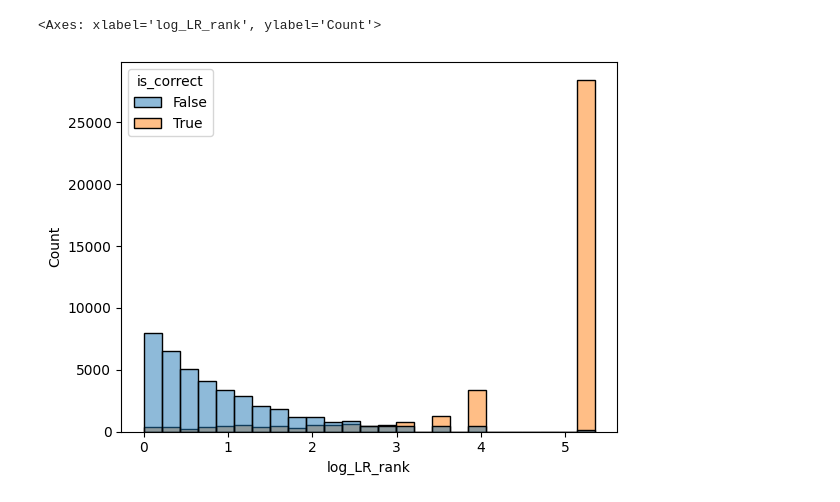
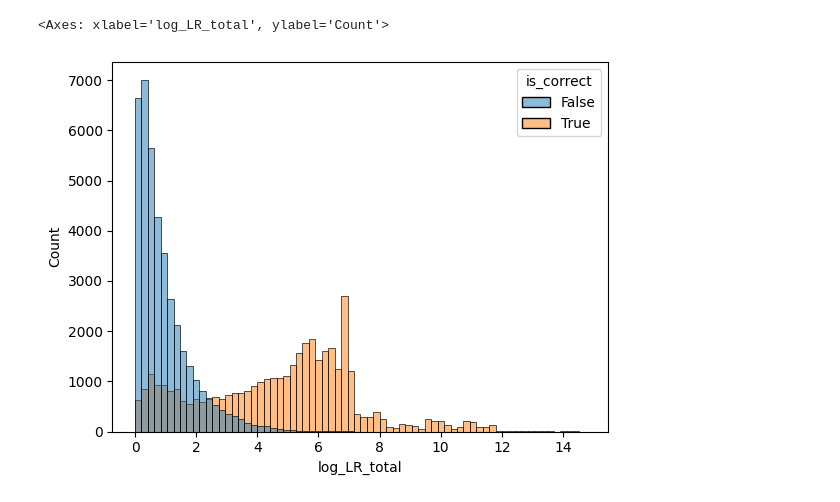
Before and after one commit to commons-research/ms2mol-evaluation, a Jupyter notebook: sirius_top_k_proba.ipynb, the cells around one changed output. Cells and saved outputs as stored; diff of their text form; code cells hidden in the pictures.

```diff
--- a/sirius_top_k_proba.ipynb
+++ b/sirius_top_k_proba.ipynb
@@ -68,8 +68,8 @@ df["log_LR_total"] = df["log_LR_score"] + df["log_LR_confidence"]
 # %%
 df_pos = df[df.is_correct].sample(40000)
 df_neg = df[~df.is_correct].sample(40000)
 
-sns.histplot(data=pd.concat([df_pos, df_neg]), x="log_LR_confidence", hue="is_correct")
+sns.histplot(data=pd.concat([df_pos, df_neg]), x="log_LR_total", hue="is_correct")
 # %% [output]
-<Axes: xlabel='log_LR_rank', ylabel='Count'>
+<Axes: xlabel='log_LR_total', ylabel='Count'>
-[figure, old version]
+[figure, new version]
```
Also changed, not shown: parts of 1 cell of this notebook, 5 other files.
